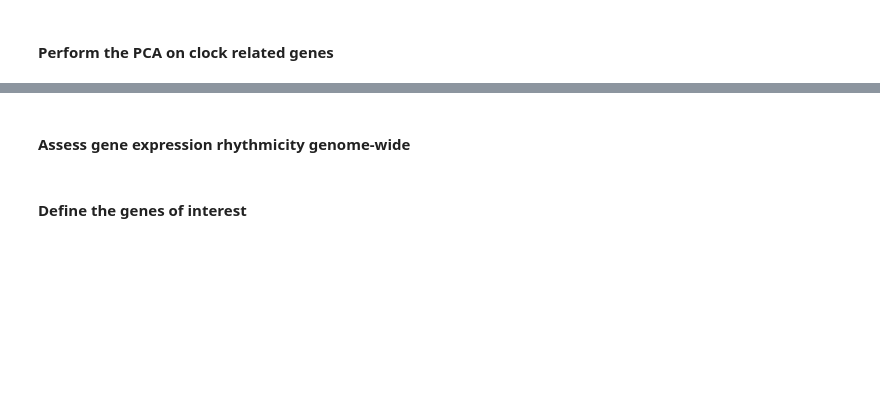
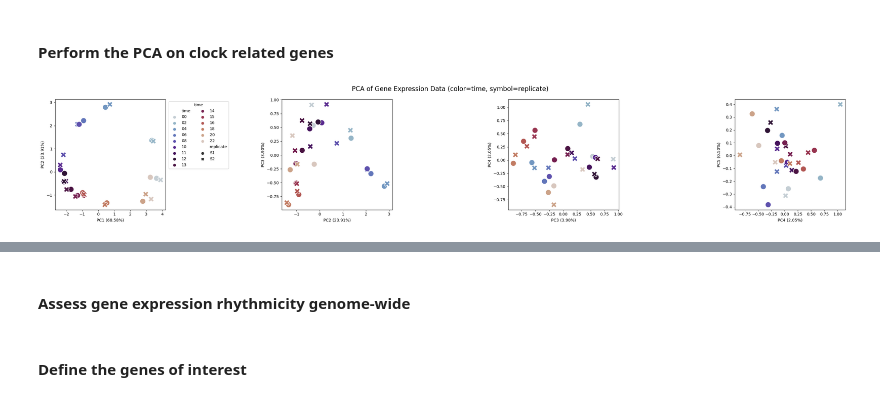
Before and after one commit to GregoirePachebat/group_18, a Jupyter notebook: Week11/Exercise_Week11_12_B_Exercises.ipynb, the cells around one changed output, grey strips where cells are left out. Cells and saved outputs as stored; diff of their text form; code cells hidden in the pictures; blank space fills up the shorter version.

```diff
--- a/Week11/Exercise_Week11_12_B_Exercises.ipynb
+++ b/Week11/Exercise_Week11_12_B_Exercises.ipynb
@@ -343,7 +341,6 @@ TypeError: DataFrame.stack() got an unexpected keyword argument 'future_stack'
 # %%
 circa_genes = ['Arntl', 'Npas2', 'Clock', 'Cry1', 'Cry2', 'Per1', 'Per2', 'Per3', 'Nr1d1', 'Nr1d2', 'Rora', 'Rorc', 'Tef', 'Dbp','Ciart']
 
-#run_PCA ....
-#...
-#...
-#...
+pca_liver_exon = run_PCA(dat_exon_liver.loc[circa_genes], color_by='time', symbol_by='replicate')
+# %% [output]
+[figure, added]
```
Also changed, not shown: parts of 9 cells of this notebook.
